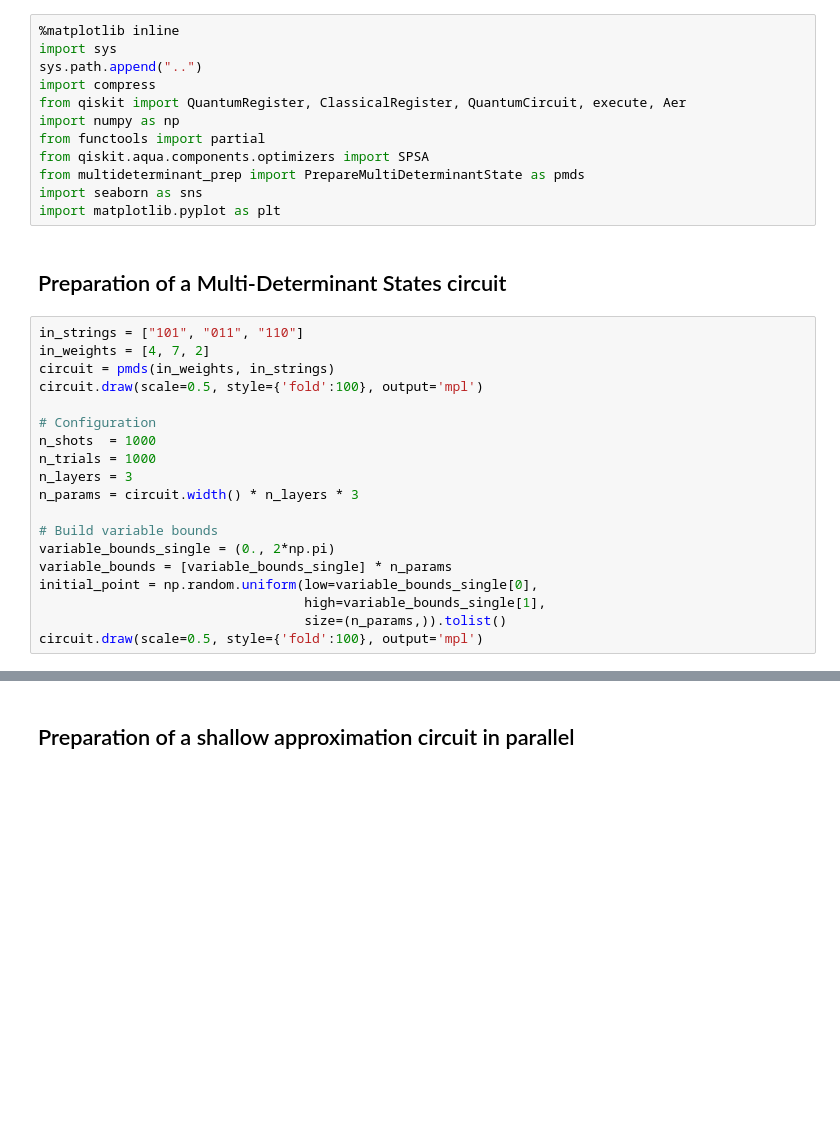
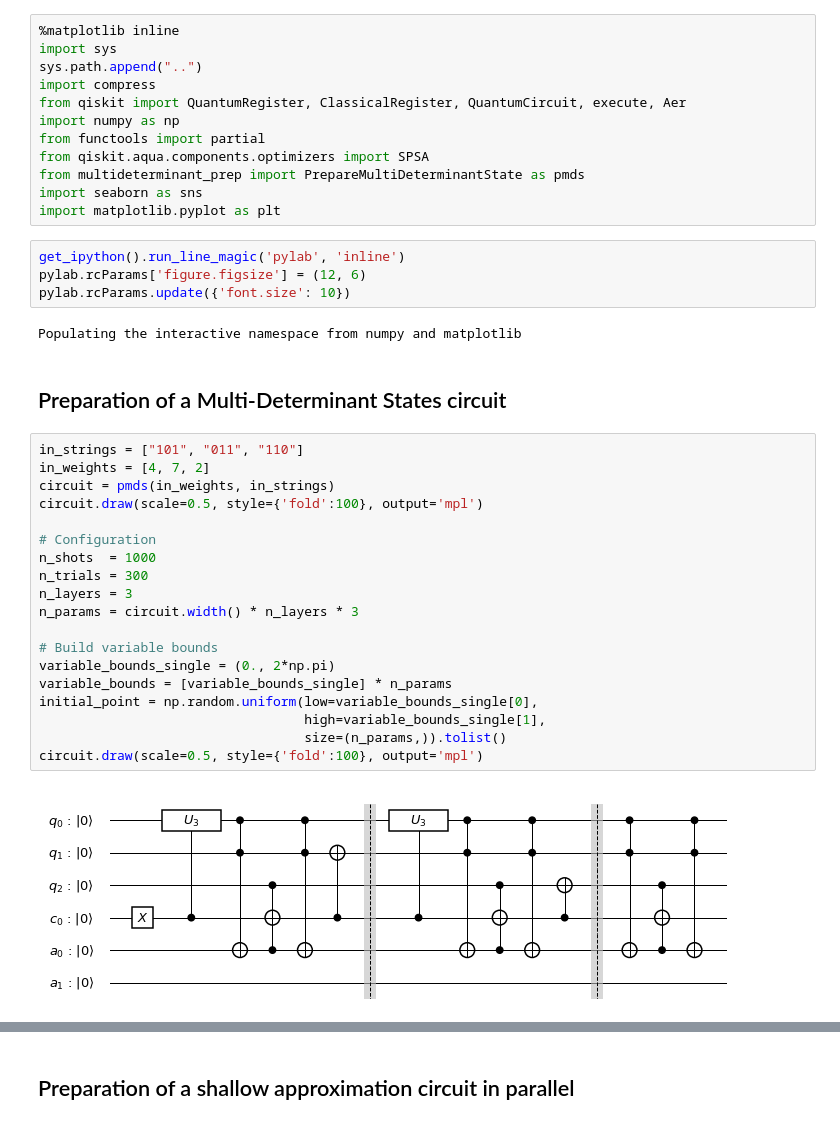
Before and after one commit to BryceFuller/qiskit_camp, a Jupyter notebook: notebooks/Test compress.ipynb, the cells around one changed output, grey strips where cells are left out. Cells and saved outputs as stored; diff of their text form; blank space fills up the shorter version.

```diff
--- a/notebooks/Test compress.ipynb
+++ b/notebooks/Test compress.ipynb
@@ -10,27 +10,35 @@ from qiskit.aqua.components.optimizers import SPSA
 from multideterminant_prep import PrepareMultiDeterminantState as pmds
 import seaborn as sns
 import matplotlib.pyplot as plt
+# %%
+get_ipython().run_line_magic('pylab', 'inline')
+pylab.rcParams['figure.figsize'] = (12, 6)
+pylab.rcParams.update({'font.size': 10})
+# %% [output]
+Populating the interactive namespace from numpy and matplotlib
 # %% [markdown]
 Preparation of a Multi-Determinant States circuit
 ---------------------------------------------------------------------
 # %%
 in_strings = ["101", "011", "110"]
 in_weights = [4, 7, 2]
 circuit = pmds(in_weights, in_strings)
 circuit.draw(scale=0.5, style={'fold':100}, output='mpl')
 
 # Configuration
 n_shots  = 1000
-n_trials = 1000
+n_trials = 300
 n_layers = 3
 n_params = circuit.width() * n_layers * 3
 
 # Build variable bounds
 variable_bounds_single = (0., 2*np.pi)
 variable_bounds = [variable_bounds_single] * n_params
 initial_point = np.random.uniform(low=variable_bounds_single[0],
                                   high=variable_bounds_single[1],
                                   size=(n_params,)).tolist()
 circuit.draw(scale=0.5, style={'fold':100}, output='mpl')
+# %% [output]
+[figure, added]
 # %%
 print("Circuit has a depth of: {}".format(circuit.depth()))
```
Also changed, not shown: parts of 4 cells of this notebook, 1 other file.
